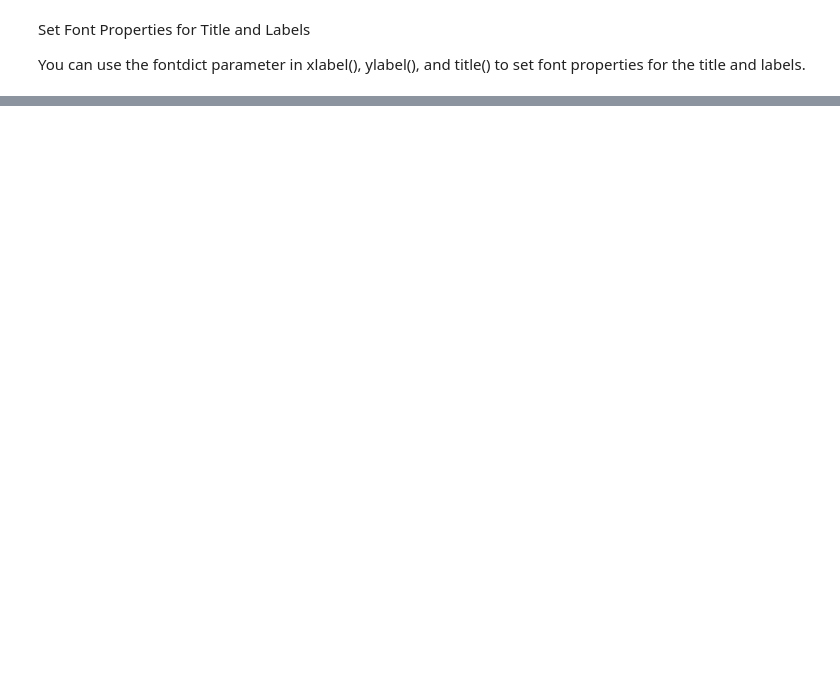
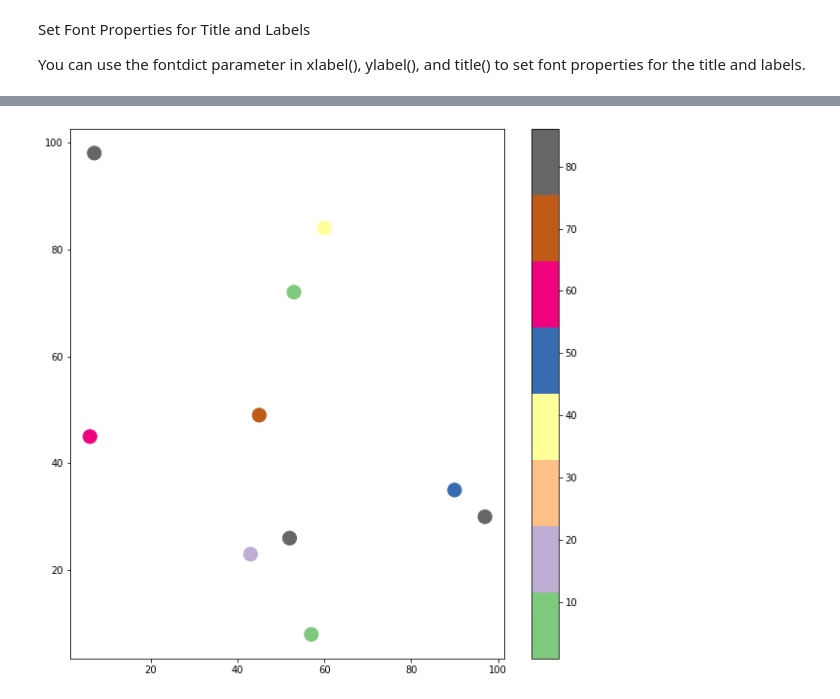
Before and after one commit to Rasel-25/Python, a Jupyter notebook: Matplotlib/matplotlib.ipynb, the cells around one changed output, grey strips where cells are left out. Saved outputs shown, nothing was run; the diff lists cells and outputs as text; code cells hidden in the pictures; blank space fills up the shorter version.

```diff
--- a/Matplotlib/matplotlib.ipynb
+++ b/Matplotlib/matplotlib.ipynb
@@ -146,0 +291,15 @@ plt.show()
+# %%
+import matplotlib.pyplot as plt
+import numpy as np
+plt.figure(figsize=(10,10))
+x = np.random.randint(100, size=(10))
+y = np.random.randint(100, size=(10))
+colors = np.random.randint(100, size=(10))
+
+plt.scatter(x, y, s=200,c=colors, cmap='Accent')
+
+plt.colorbar()
+
+plt.show()
+# %% [output]
+[figure, added]
```
Also changed, not shown: parts of 23 cells of this notebook.
